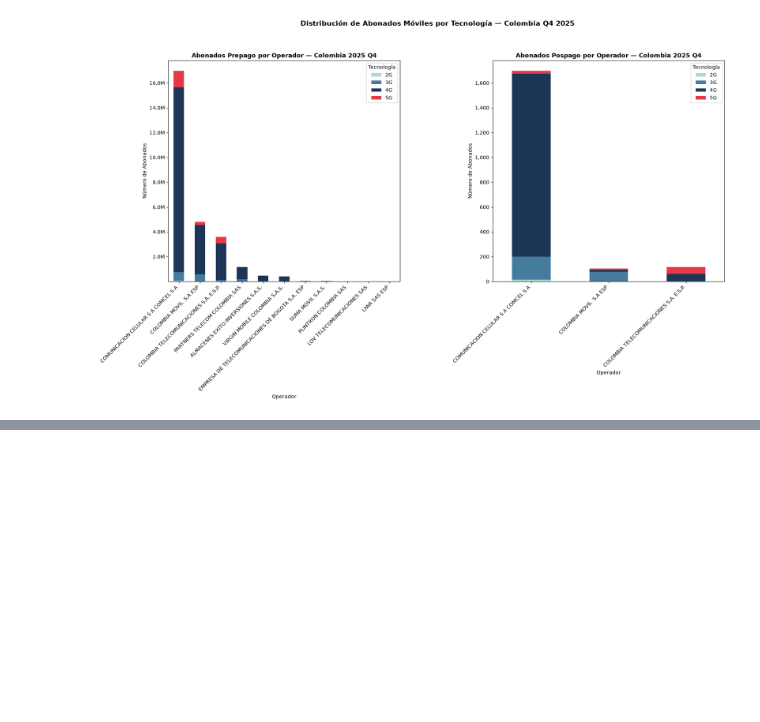
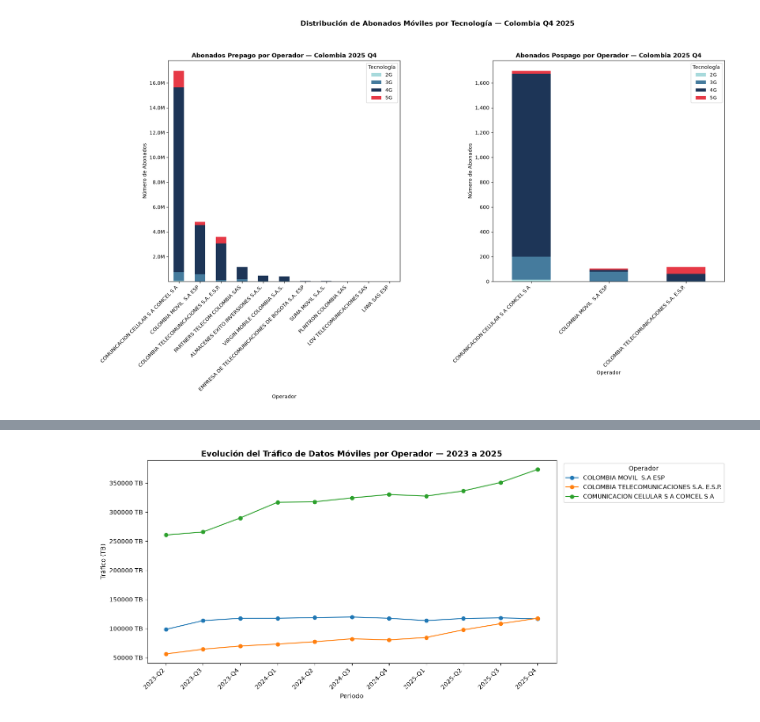
Before and after one commit to perezg1611/analisis_tic, a Jupyter notebook: notebooks/02_exploracion_y_analisis.ipynb, the cells around one changed output, grey strips where cells are left out. Cells and saved outputs as stored; diff of their text form; code cells hidden in the pictures; blank space fills up the shorter version.

```diff
--- a/notebooks/02_exploracion_y_analisis.ipynb
+++ b/notebooks/02_exploracion_y_analisis.ipynb
@@ -168,0 +233,11 @@ plt.show()
+# %%
+#Creación de nueva columna que suma Año y trimestre
+df_trafico_movil['PERIODO'] = df_trafico_movil['AÑO'].astype(str) + '-Q' + df_trafico_movil['TRIMESTRE'].astype(str)
+# %%
+operadores = [
+    "COMUNICACION CELULAR S A COMCEL S A",
+    "COLOMBIA MOVIL  S.A ESP",
+    "COLOMBIA TELECOMUNICACIONES S.A. E.S.P."
+]
+
+df_trafico_filtro = df_trafico_movil[df_trafico_movil["PROVEEDOR"].isin(operadores)]
@@ -168,0 +265,32 @@ plt.show()
+# %%
+#Pivot para reorganizar la tabla
+pivot_trafico = df_trafico_filtro.pivot_table(
+    index="PERIODO",
+    columns="PROVEEDOR",
+    values="TRÁFICO (MB)",
+    aggfunc="sum",
+    fill_value=0
+)
+# %%
+pivot_trafico = pivot_trafico.sort_values('PERIODO', ascending = True)
+# %%
+fig, ax = plt.subplots(figsize=(12, 6))
+
+pivot_trafico.plot(kind="line", marker="o", ax=ax)
+
+ax.set_title("Evolución del Tráfico de Datos Móviles por Operador — 2023 a 2025",
+             fontsize=13, fontweight="bold")
+ax.set_xlabel("Periodo", fontsize=10)
+ax.set_ylabel("Tráfico (TB)", fontsize=10)
+ax.legend(title="Operador", bbox_to_anchor=(1.01, 1), loc="upper left")
+ax.set_xticks(range(len(pivot_trafico.index)))
+ax.set_xticklabels(pivot_trafico.index, rotation=45, ha="right")
+ax.yaxis.set_major_formatter(mticker.FuncFormatter(
+    lambda x, _: f"{x/1_000_000:.0f} TB"
+))
+
+plt.savefig("../dashboard/capturas/trafico_por_operador_2023_2025.png",
+            dpi=150, bbox_inches="tight")
+plt.show()
+# %% [output]
+[figure, added]
```
Also changed, not shown: parts of 21 cells of this notebook, 4 other files.
